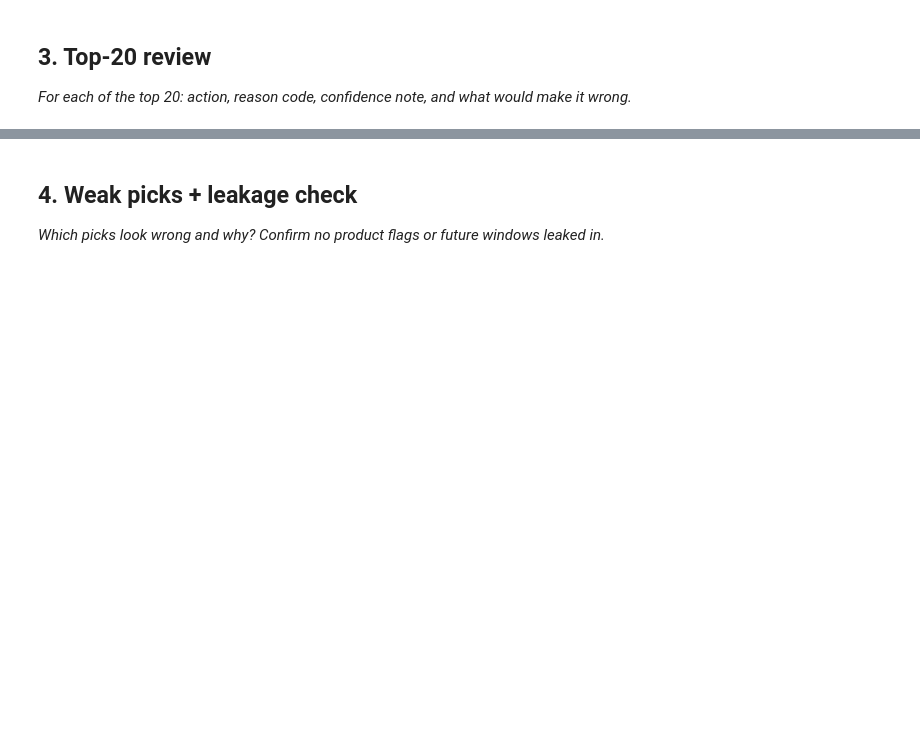
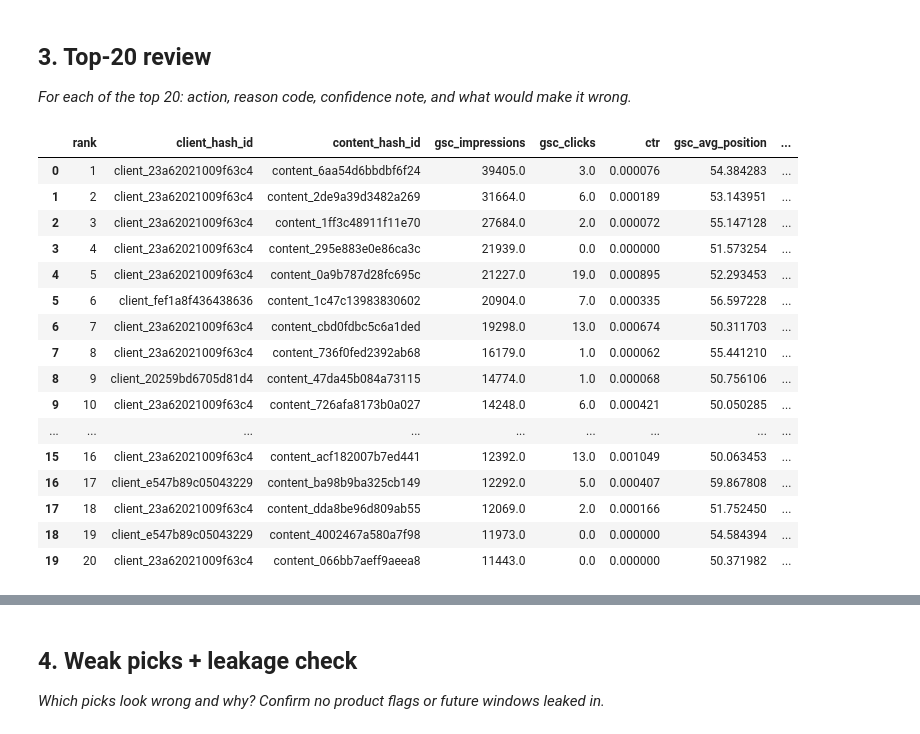
Before and after one commit to hassan9039/intern1, a Jupyter notebook: work/notebooks/w04_baseline_score.ipynb, the cells around one changed output, grey strips where cells are left out. Drawn from its saved outputs; the diff is of its cells as text; code cells hidden in the pictures; blank space fills up the shorter version.

```diff
--- a/work/notebooks/w04_baseline_score.ipynb
+++ b/work/notebooks/w04_baseline_score.ipynb
@@ -29,0 +187,24 @@ This skeleton is yours to fill. Work the sections **in order** — each one has
+# %%
+import pandas as pd
+
+queue = pd.read_csv("work/outputs/baseline_action_score.csv")
+top20 = queue.head(20).copy()
+top20
+# %% [output]
+|  | rank | client_hash_id | content_hash_id | gsc_impressions | gsc_clicks | ctr | gsc_avg_position | ... |
+| 0 | 1 | client_23a62021009f63c4 | content_6aa54d6bbdbf6f24 | 39405.0 | 3.0 | 0.000076 | 54.384283 | ... |
+| 1 | 2 | client_23a62021009f63c4 | content_2de9a39d3482a269 | 31664.0 | 6.0 | 0.000189 | 53.143951 | ... |
+| 2 | 3 | client_23a62021009f63c4 | content_1ff3c48911f11e70 | 27684.0 | 2.0 | 0.000072 | 55.147128 | ... |
+| 3 | 4 | client_23a62021009f63c4 | content_295e883e0e86ca3c | 21939.0 | 0.0 | 0.000000 | 51.573254 | ... |
+| 4 | 5 | client_23a62021009f63c4 | content_0a9b787d28fc695c | 21227.0 | 19.0 | 0.000895 | 52.293453 | ... |
+| 5 | 6 | client_fef1a8f436438636 | content_1c47c13983830602 | 20904.0 | 7.0 | 0.000335 | 56.597228 | ... |
+| 6 | 7 | client_23a62021009f63c4 | content_cbd0fdbc5c6a1ded | 19298.0 | 13.0 | 0.000674 | 50.311703 | ... |
+| 7 | 8 | client_23a62021009f63c4 | content_736f0fed2392ab68 | 16179.0 | 1.0 | 0.000062 | 55.441210 | ... |
+| 8 | 9 | client_20259bd6705d81d4 | content_47da45b084a73115 | 14774.0 | 1.0 | 0.000068 | 50.756106 | ... |
+| 9 | 10 | client_23a62021009f63c4 | content_726afa8173b0a027 | 14248.0 | 6.0 | 0.000421 | 50.050285 | ... |
+| ... | ... | ... | ... | ... | ... | ... | ... | ... |
+| 15 | 16 | client_23a62021009f63c4 | content_acf182007b7ed441 | 12392.0 | 13.0 | 0.001049 | 50.063453 | ... |
+| 16 | 17 | client_e547b89c05043229 | content_ba98b9ba325cb149 | 12292.0 | 5.0 | 0.000407 | 59.867808 | ... |
+| 17 | 18 | client_23a62021009f63c4 | content_dda8be96d809ab55 | 12069.0 | 2.0 | 0.000166 | 51.752450 | ... |
+| 18 | 19 | client_e547b89c05043229 | content_4002467a580a7f98 | 11973.0 | 0.0 | 0.000000 | 54.584394 | ... |
+| 19 | 20 | client_23a62021009f63c4 | content_066bb7aeff9aeea8 | 11443.0 | 0.0 | 0.000000 | 50.371982 | ... |
```
Also changed, not shown: parts of 15 cells of this notebook.
